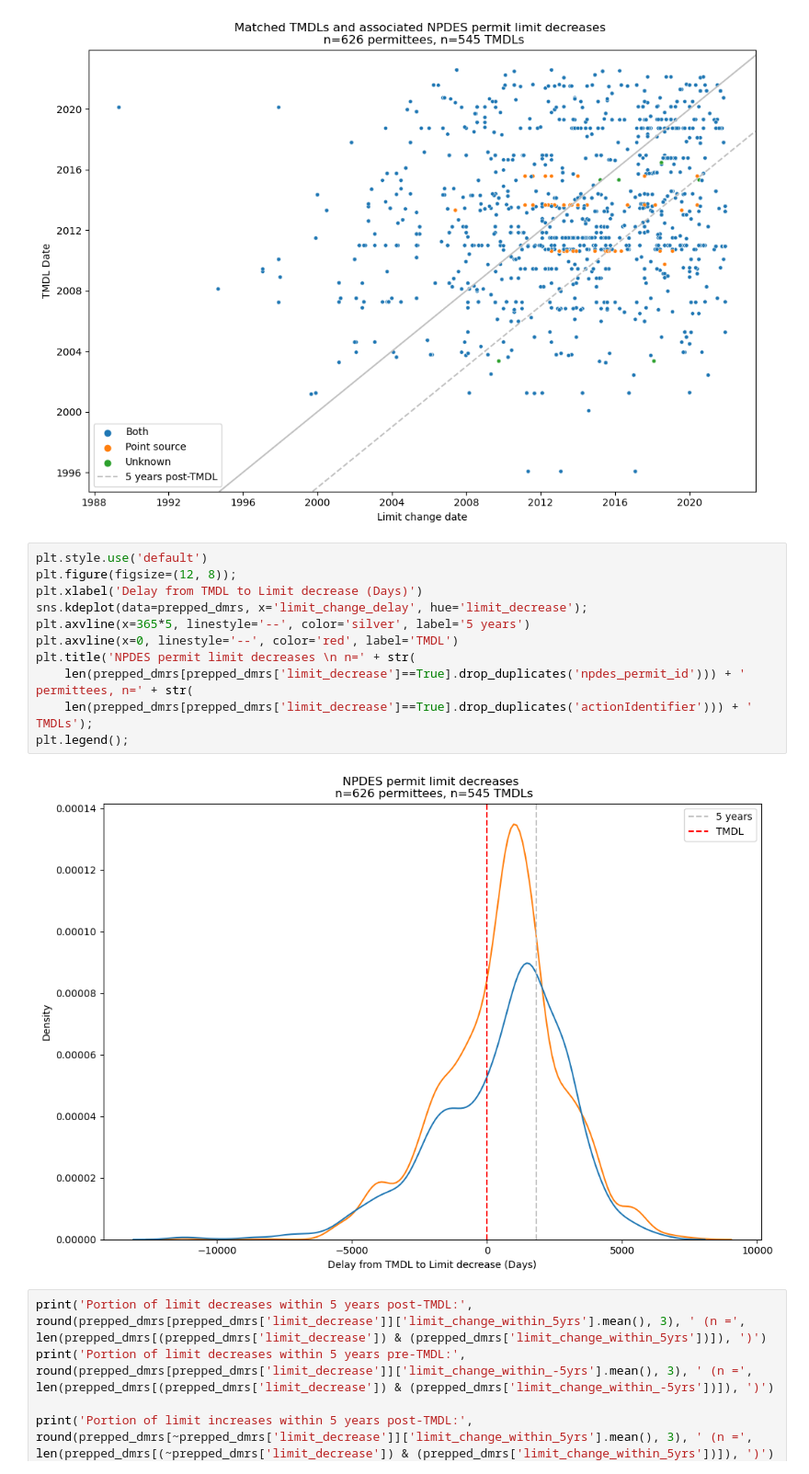
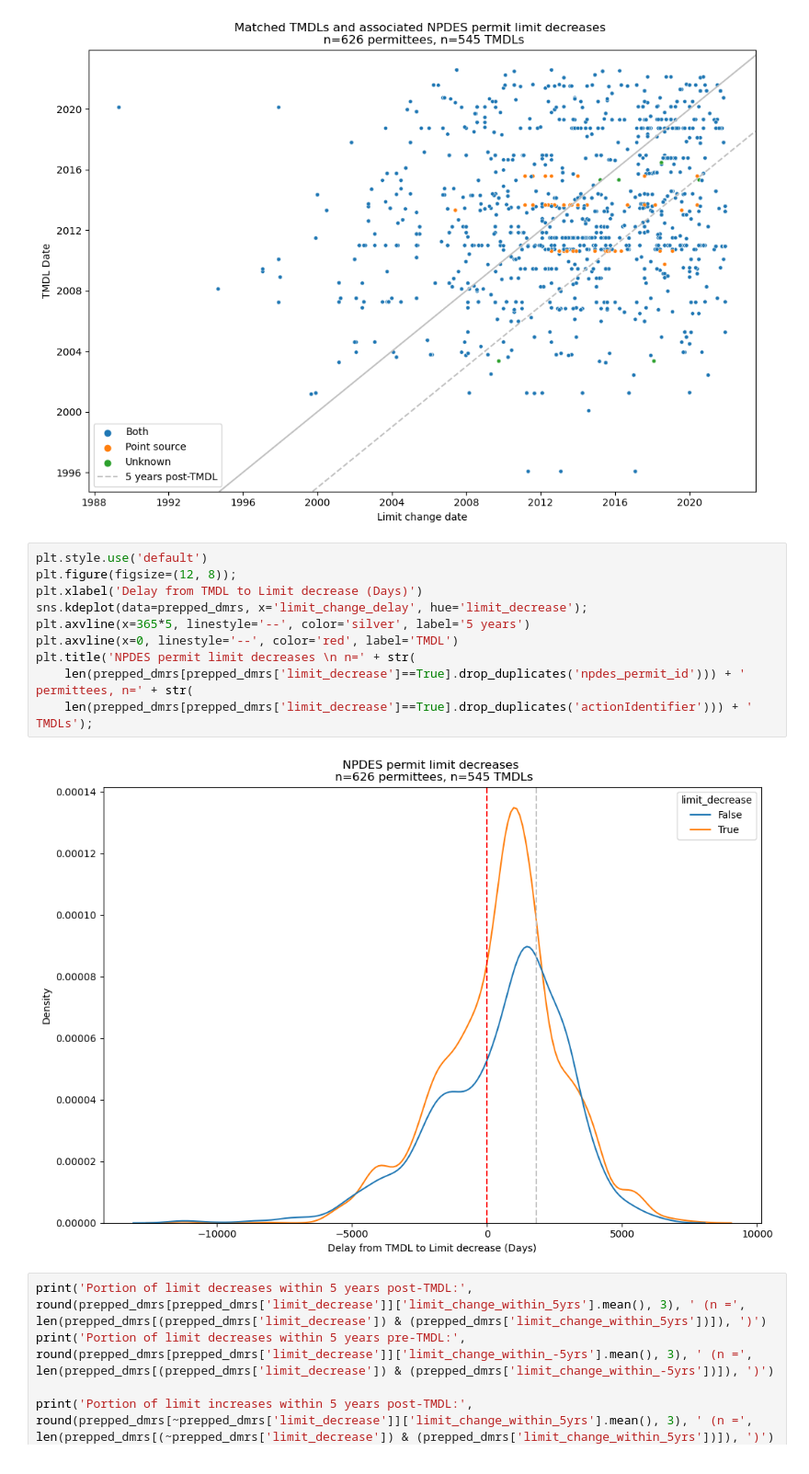
Before and after one commit to reglab/TMDLs_archived, a Jupyter notebook: TMDLS_limit_changes.ipynb, the cells around one changed output. Shown: that part at 92% size. Cells and saved outputs as stored; diff of their text form.

```diff
--- a/TMDLS_limit_changes.ipynb
+++ b/TMDLS_limit_changes.ipynb
@@ -512,16 +544,15 @@ plt.legend();
 # %%
 plt.style.use('default')
 plt.figure(figsize=(12, 8));
 plt.xlabel('Delay from TMDL to Limit decrease (Days)')
 sns.kdeplot(data=prepped_dmrs, x='limit_change_delay', hue='limit_decrease');
 plt.axvline(x=365*5, linestyle='--', color='silver', label='5 years')
 plt.axvline(x=0, linestyle='--', color='red', label='TMDL')
 plt.title('NPDES permit limit decreases \n n=' + str(
     len(prepped_dmrs[prepped_dmrs['limit_decrease']==True].drop_duplicates('npdes_permit_id'))) + ' permittees, n=' + str(
     len(prepped_dmrs[prepped_dmrs['limit_decrease']==True].drop_duplicates('actionIdentifier'))) + ' TMDLs');
-plt.legend();
 # %% [output]
-[figure, old version]
+[figure, new version]
 # %%
 print('Portion of limit decreases within 5 years post-TMDL:', round(prepped_dmrs[prepped_dmrs['limit_decrease']]['limit_change_within_5yrs'].mean(), 3), ' (n =', len(prepped_dmrs[(prepped_dmrs['limit_decrease']) & (prepped_dmrs['limit_change_within_5yrs'])]), ')')
 print('Portion of limit decreases within 5 years pre-TMDL:', round(prepped_dmrs[prepped_dmrs['limit_decrease']]['limit_change_within_-5yrs'].mean(), 3), ' (n =', len(prepped_dmrs[(prepped_dmrs['limit_decrease']) & (prepped_dmrs['limit_change_within_-5yrs'])]), ')')
```
Also changed, not shown: parts of 6 cells of this notebook.
